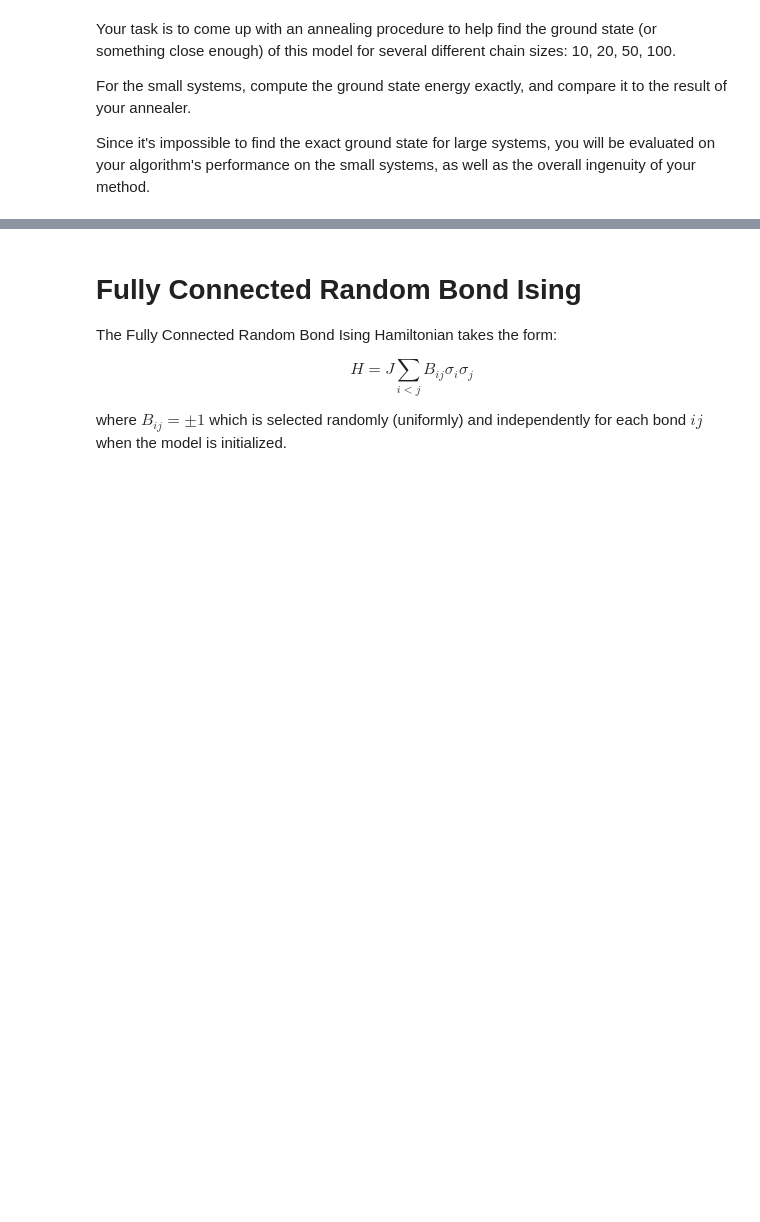
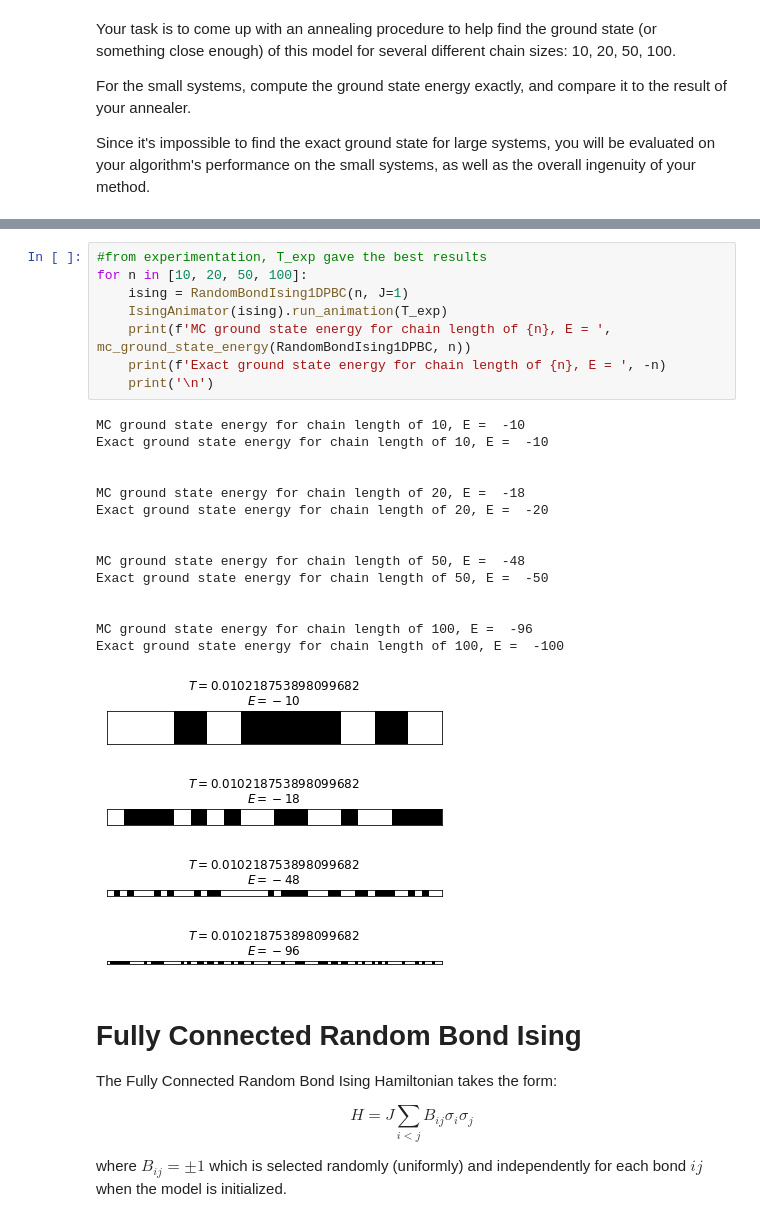
Before and after one commit to MelkoCollective/CDL_2020, a Jupyter notebook: Project_4_Ising_Annealer/Task_2.ipynb, the cells around one changed output, grey strips where cells are left out. Cells and saved outputs as stored; diff of their text form; blank space fills up the shorter version.

```diff
--- a/Project_4_Ising_Annealer/Task_2.ipynb
+++ b/Project_4_Ising_Annealer/Task_2.ipynb
@@ -134,3 +226,30 @@ ising = RandomBondIsing1DPBC(100, J=1.)
+# %%
+#from experimentation, T_exp gave the best results
+for n in [10, 20, 50, 100]:
+    ising = RandomBondIsing1DPBC(n, J=1)
+    IsingAnimator(ising).run_animation(T_exp)
+    print(f'MC ground state energy for chain length of {n}, E = ', mc_ground_state_energy(RandomBondIsing1DPBC, n))
+    print(f'Exact ground state energy for chain length of {n}, E = ', -n)
+    print('\n')
+# %% [output]
+MC ground state energy for chain length of 10, E =  -10
+Exact ground state energy for chain length of 10, E =  -10
+
+
+MC ground state energy for chain length of 20, E =  -18
+Exact ground state energy for chain length of 20, E =  -20
+
+
+MC ground state energy for chain length of 50, E =  -48
+Exact ground state energy for chain length of 50, E =  -50
+
+
+MC ground state energy for chain length of 100, E =  -96
+Exact ground state energy for chain length of 100, E =  -100
+[figure, added]
+[figure, added]
+[figure, added]
+[figure, added]
 # %% [markdown]
 # Fully Connected Random Bond Ising
 
```
Also changed, not shown: parts of 33 cells of this notebook, 1 other file.
